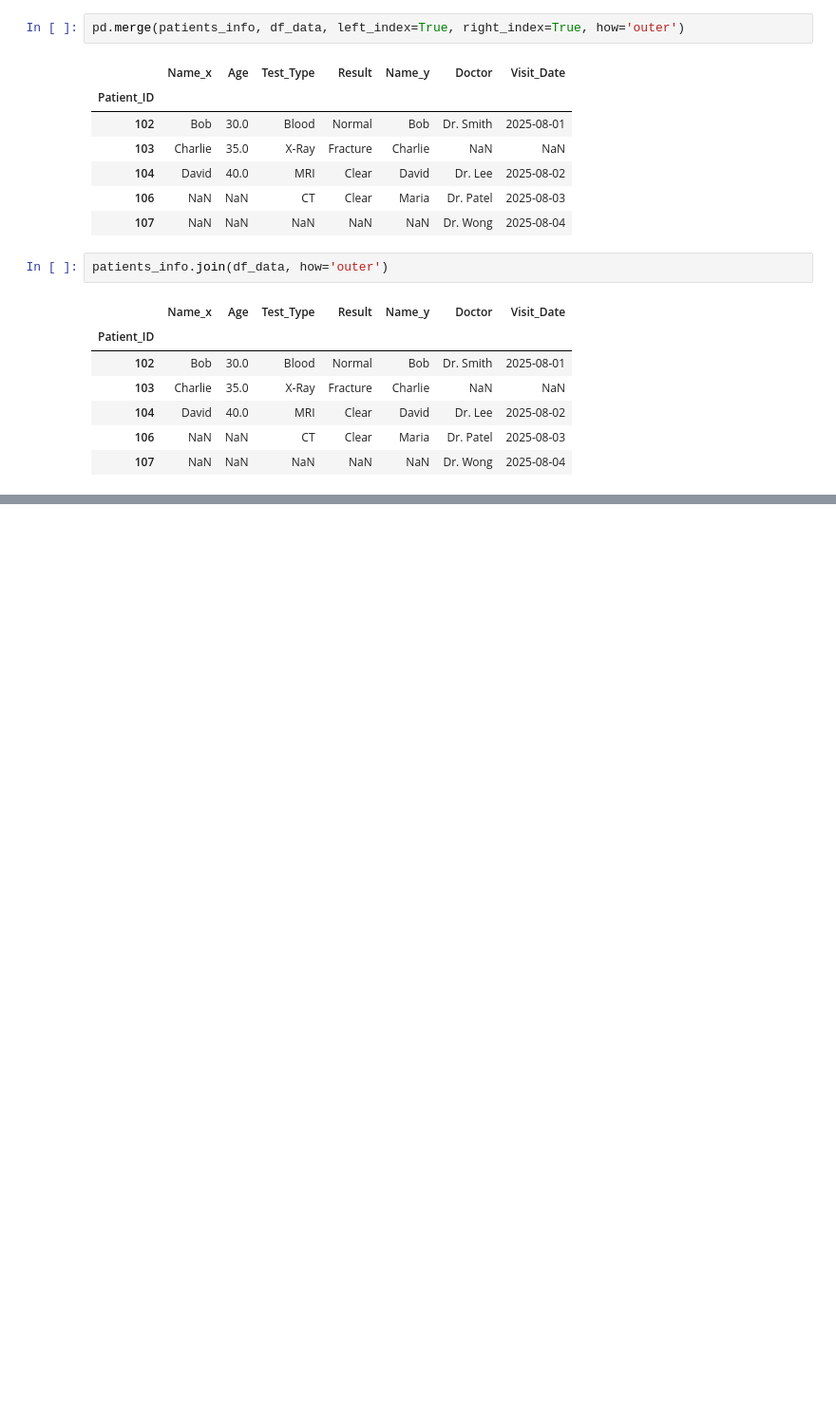
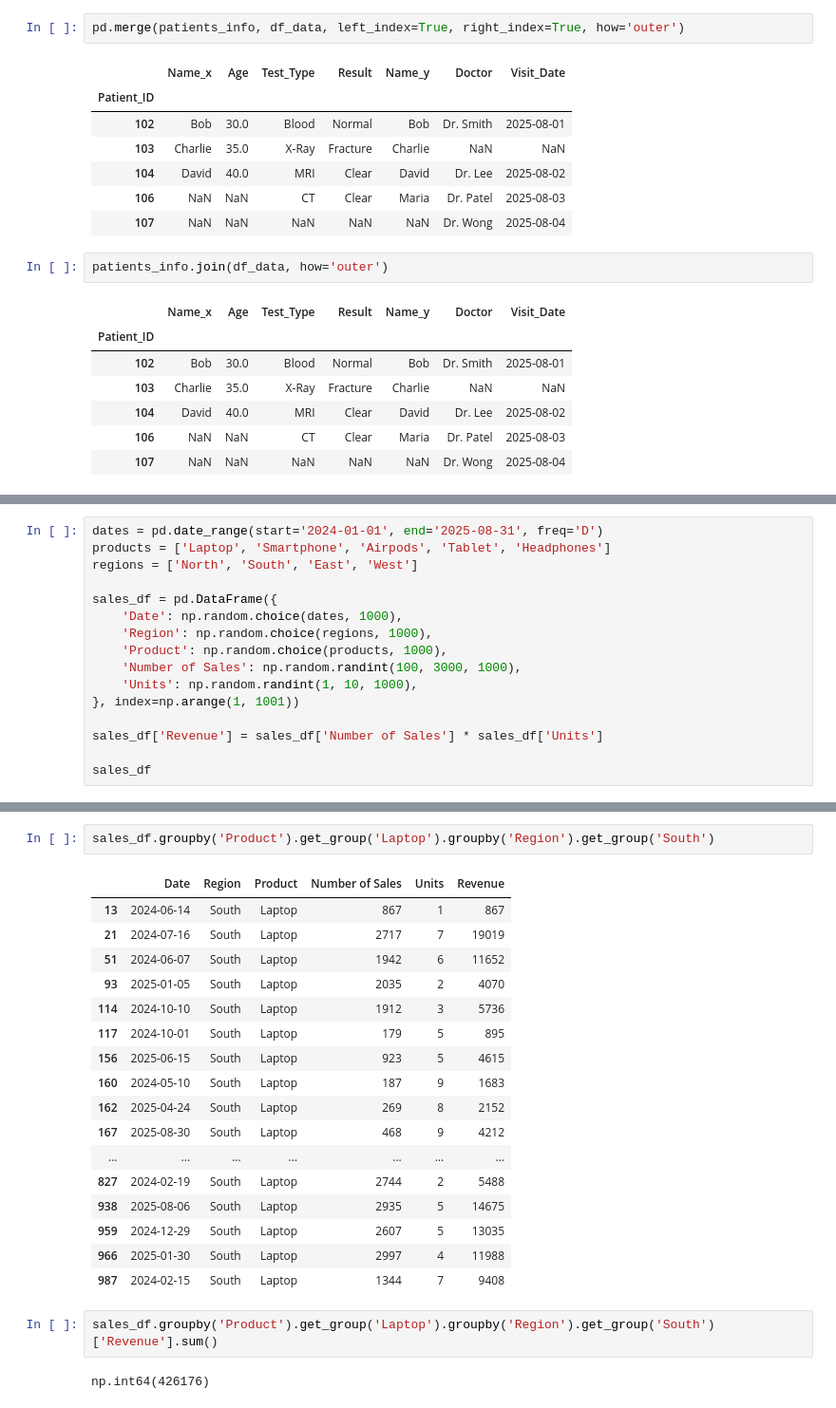
Before and after one commit to mseifoori/Machine-Learning-Exercises, a Jupyter notebook: Data_Processing/Notes/pandas_notes.ipynb, the cells around one changed output, grey strips where cells are left out. Shown at 95% size. Drawn from its saved outputs; the diff is of its cells as text; blank space fills up the shorter version.

```diff
--- a/Data_Processing/Notes/pandas_notes.ipynb
+++ b/Data_Processing/Notes/pandas_notes.ipynb
@@ -922,0 +925,16 @@ patients_info.join(df_data, how='outer')
+# %%
+dates = pd.date_range(start='2024-01-01', end='2025-08-31', freq='D')
+products = ['Laptop', 'Smartphone', 'Airpods', 'Tablet', 'Headphones']
+regions = ['North', 'South', 'East', 'West']
+
+sales_df = pd.DataFrame({
+    'Date': np.random.choice(dates, 1000),
+    'Region': np.random.choice(regions, 1000),
+    'Product': np.random.choice(products, 1000),
+    'Number of Sales': np.random.randint(100, 3000, 1000),
+    'Units': np.random.randint(1, 10, 1000),
+}, index=np.arange(1, 1001))
+
+sales_df['Revenue'] = sales_df['Number of Sales'] * sales_df['Units']
+
+sales_df
@@ -922,0 +1082,24 @@ patients_info.join(df_data, how='outer')
+# %%
+sales_df.groupby('Product').get_group('Laptop').groupby('Region').get_group('South')
+# %% [output]
+|  | Date | Region | Product | Number of Sales | Units | Revenue |
+| 13 | 2024-06-14 | South | Laptop | 867 | 1 | 867 |
+| 21 | 2024-07-16 | South | Laptop | 2717 | 7 | 19019 |
+| 51 | 2024-06-07 | South | Laptop | 1942 | 6 | 11652 |
+| 93 | 2025-01-05 | South | Laptop | 2035 | 2 | 4070 |
+| 114 | 2024-10-10 | South | Laptop | 1912 | 3 | 5736 |
+| 117 | 2024-10-01 | South | Laptop | 179 | 5 | 895 |
+| 156 | 2025-06-15 | South | Laptop | 923 | 5 | 4615 |
+| 160 | 2024-05-10 | South | Laptop | 187 | 9 | 1683 |
+| 162 | 2025-04-24 | South | Laptop | 269 | 8 | 2152 |
+| 167 | 2025-08-30 | South | Laptop | 468 | 9 | 4212 |
+| ... | ... | ... | ... | ... | ... | ... |
+| 827 | 2024-02-19 | South | Laptop | 2744 | 2 | 5488 |
+| 938 | 2025-08-06 | South | Laptop | 2935 | 5 | 14675 |
+| 959 | 2024-12-29 | South | Laptop | 2607 | 5 | 13035 |
+| 966 | 2025-01-30 | South | Laptop | 2997 | 4 | 11988 |
+| 987 | 2024-02-15 | South | Laptop | 1344 | 7 | 9408 |
+# %%
+sales_df.groupby('Product').get_group('Laptop').groupby('Region').get_group('South')['Revenue'].sum()
+# %% [output]
+np.int64(426176)
```
Also changed, not shown: parts of 13 cells of this notebook, 2 other files.
